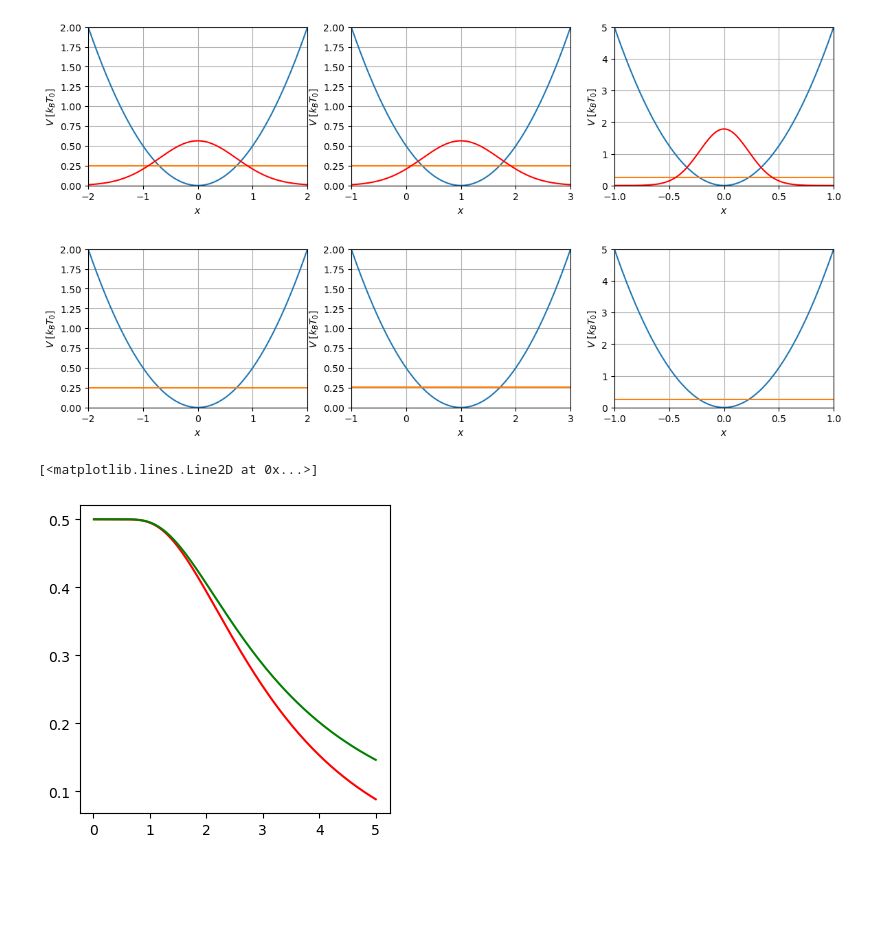
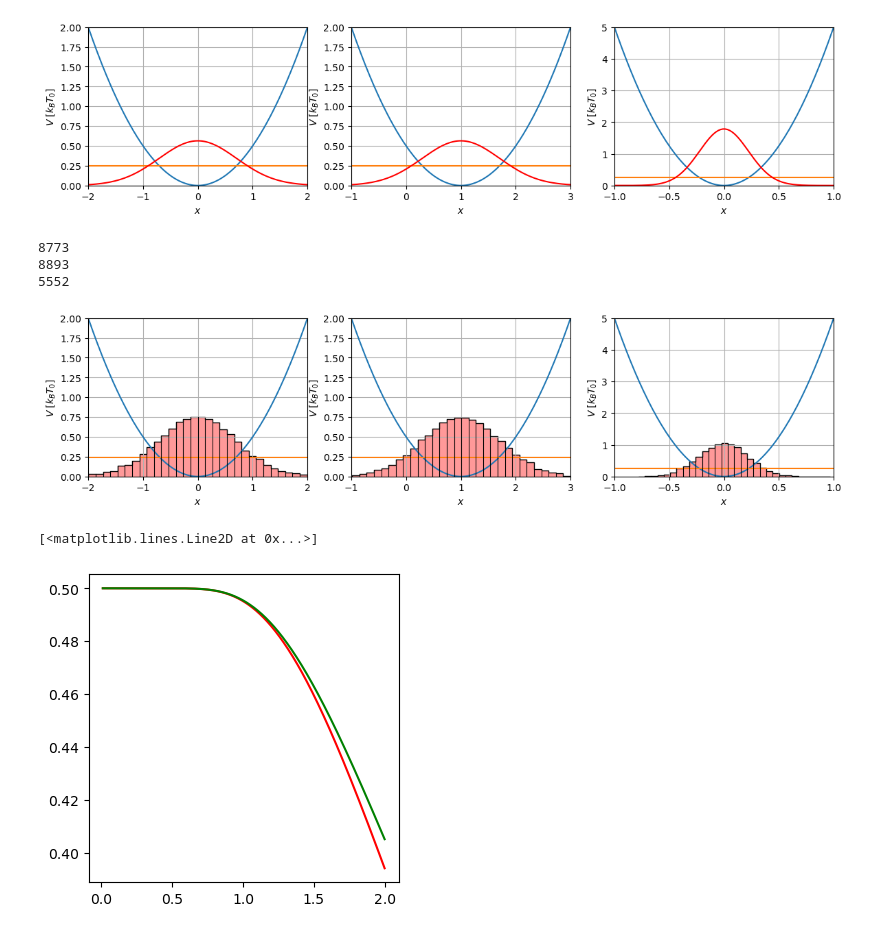
Before and after one commit to karsten3112/Computational-Physics, a Jupyter notebook: Week2/exercise6.ipynb, the cells around one changed output. Cells and saved outputs as stored; diff of their text form; code cells hidden in the pictures; blank space fills up the shorter version.

```diff
--- a/Week2/exercise6.ipynb
+++ b/Week2/exercise6.ipynb
@@ -136,13 +11,13 @@ class H_pot():
 # %%
 def p_fun(x,T,k,x_0):
-    T0 = 273.15
+    T0 = 1.0#273.15
     t1 = np.sqrt((T0*k)/(2.0*np.pi*T))
     t2 = np.exp(-T0/2.0*k*(x-x_0)**2/T)
     return t1*t2
 
 ks = [1.0, 1.0, 10.0]
 x0s = [0.0,1.0, 0.0]
-T = 0.5*273.15
+T = 0.5#*273.15
 Hs = []
 for k, x0 in zip(ks, x0s):
     p_handler = P_dist_handler(x_min=x0-6, x_max=x0+6, p_func=p_fun)
@@ -177,17 +52,17 @@ for pot in Hs:
     pot.clear_p_handler()
 
 def p_fun(x,T,k,x_0):
-    T0 = 273.15
+    T0 = 1.0#273.15
     t1 = np.sqrt((T0*k)/(2.0*np.pi*T))
     t2 = np.exp(-T0/2.0*k*(x-x_0)**2/T)
     return t1*t2
 
 def Y(x, T, k, x_0):
-    T0 = 273.15
+    T0 = 1.0#273.15
     return np.exp(-T0/2.0*k*(x-x_0)**2/T)
 #Y = lambda x, T, k, x_0: np.sqrt(k/(2.0*np.pi))*np.exp(-k/2.0*(x-x_0)**2) + 1.0/(8.0)
 x0s = [0.0,1.0,0.0]
-x_pairs = [[-4.0, 4.0], [-4.0, 4.0], [-4.0, 4.0]]
+x_pairs = [[-2.0, 2.0], [-2.0, 2.0], [-1.0, 1.0]]
 for pot, x0, x_pair in zip(Hs, x0s, x_pairs):
     p_handler = P_dist_handler(x_min=x0+x_pair[0], x_max=x0+x_pair[1], Y=Y, N=20000)
     pot.p_handler = p_handler
@@ -203,14 +78,18 @@ for ax, x_lim, y_lim, pot, k, x0 in zip(axs, x_lims, y_lims, Hs, ks, x0s):
     ax.set_xlim(x_lim)
     ax.set_ylim(y_lim)
     pot.plot(ax)
+    print(len(pot.p_handler.p_dist))
 # %% [output]
+8773
+8893
+5552
-[figure, old version]
+[figure, new version]
 # %%
 for pot in Hs:
     pot.clear_p_handler()
 
-T0 = 0.01*273.15
-Ts = np.linspace(T0, 100*T0, 500)
+T0 = 1.0
+Ts = np.linspace(0.01*T0, 2*T0, 2000)
 cvs_energy = []
 cvs_fluct = []
 for T in Ts:
@@ -231,9 +110,9 @@ for T in Ts:
     Hs[0].v_avg_squared = None
 # %%
 fig, ax = plt.subplots(figsize=(4,4))
-ax.plot(Ts/273.15, np.array(cvs_energy)*273.15, c="red")
-ax.plot(Ts/273.15, np.array(cvs_fluct)*273.15, c="green")
+ax.plot(Ts, np.array(cvs_energy), c="red")
+ax.plot(Ts, np.array(cvs_fluct), c="green")
 #ax.set_xlim([200,300])
 # %% [output]
 [<matplotlib.lines.Line2D at 0x...>]
-[figure, old version]
+[figure, new version]
```
Also changed, not shown: parts of 2 cells of this notebook, 1 other file.
